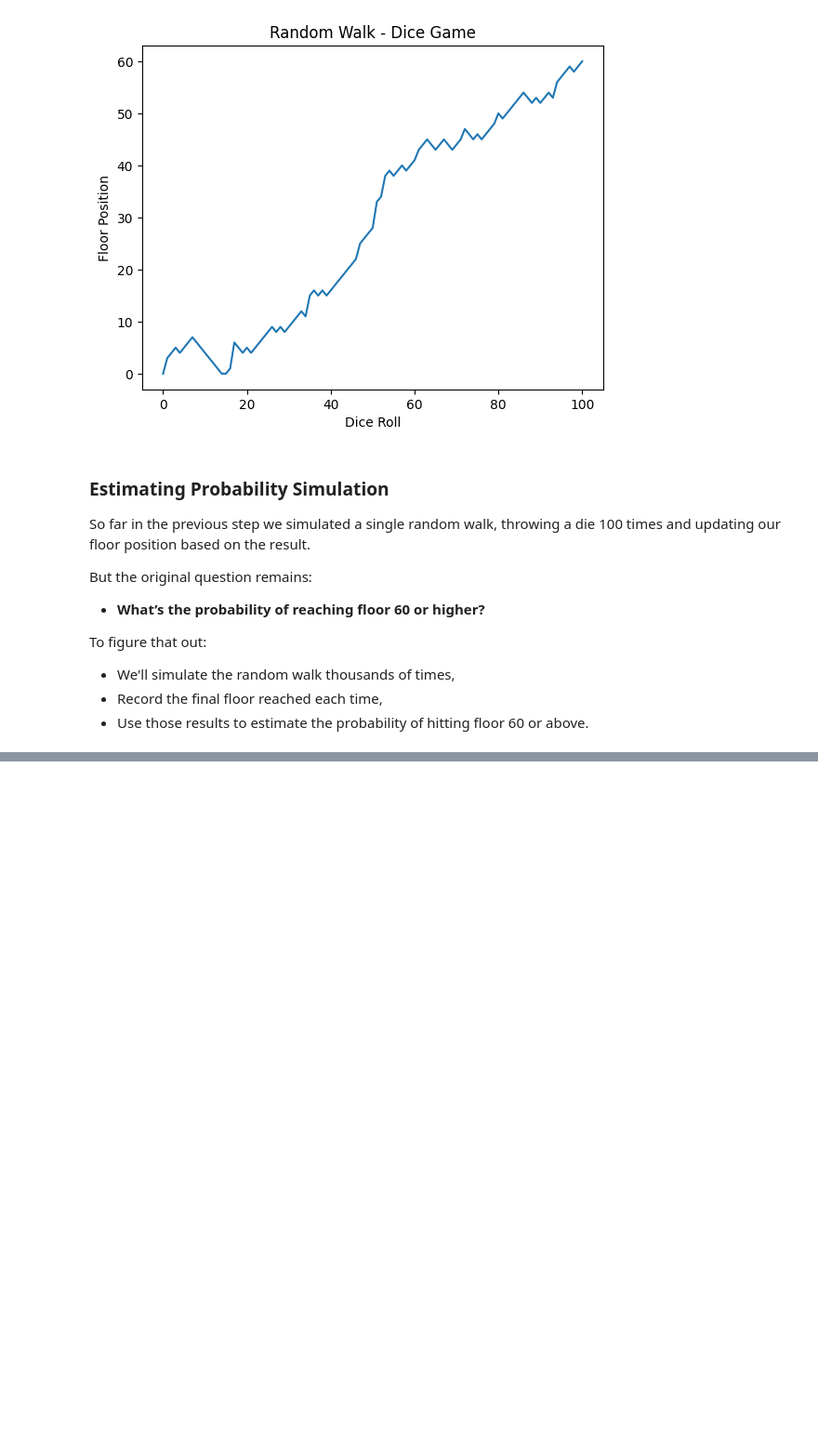
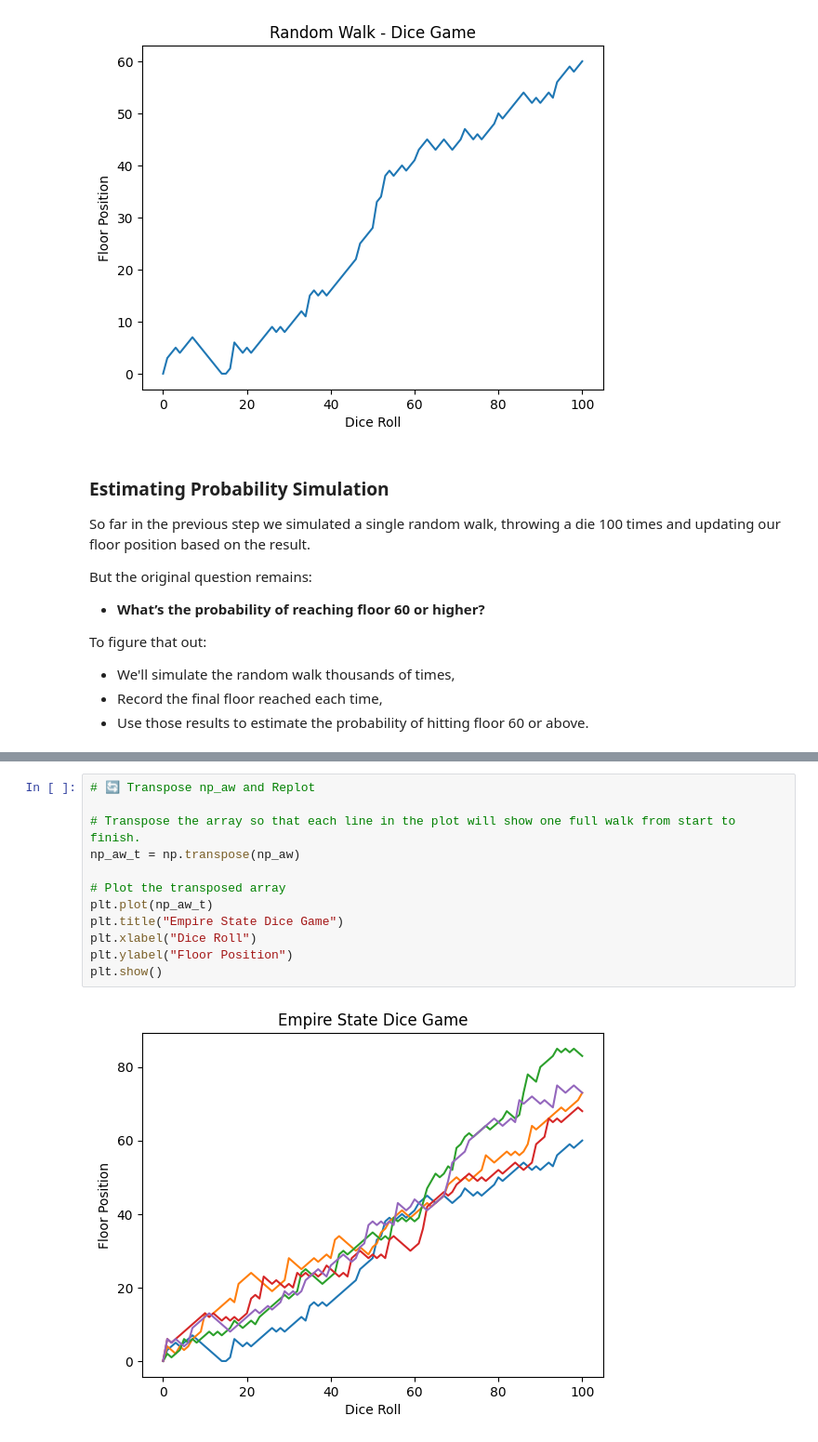
Before and after one commit to missyalienn/datacamp-python-notes, a Jupyter notebook: ch5_casestudy/case_study.ipynb, the cells around one changed output, grey strips where cells are left out. Shown at 93% size. Saved outputs shown, nothing was run; the diff lists cells and outputs as text; blank space fills up the shorter version.

```diff
--- a/ch5_casestudy/case_study.ipynb
+++ b/ch5_casestudy/case_study.ipynb
@@ -203,0 +291,14 @@ To figure that out:
+# %%
+# 🔄 Transpose np_aw and Replot
+
+# Transpose the array so that each line in the plot will show one full walk from start to finish.
+np_aw_t = np.transpose(np_aw)
+
+# Plot the transposed array
+plt.plot(np_aw_t)
+plt.title("Empire State Dice Game")
+plt.xlabel("Dice Roll")
+plt.ylabel("Floor Position")
+plt.show()
+# %% [output]
+[figure, added]
```
Also changed, not shown: parts of 5 cells of this notebook.
